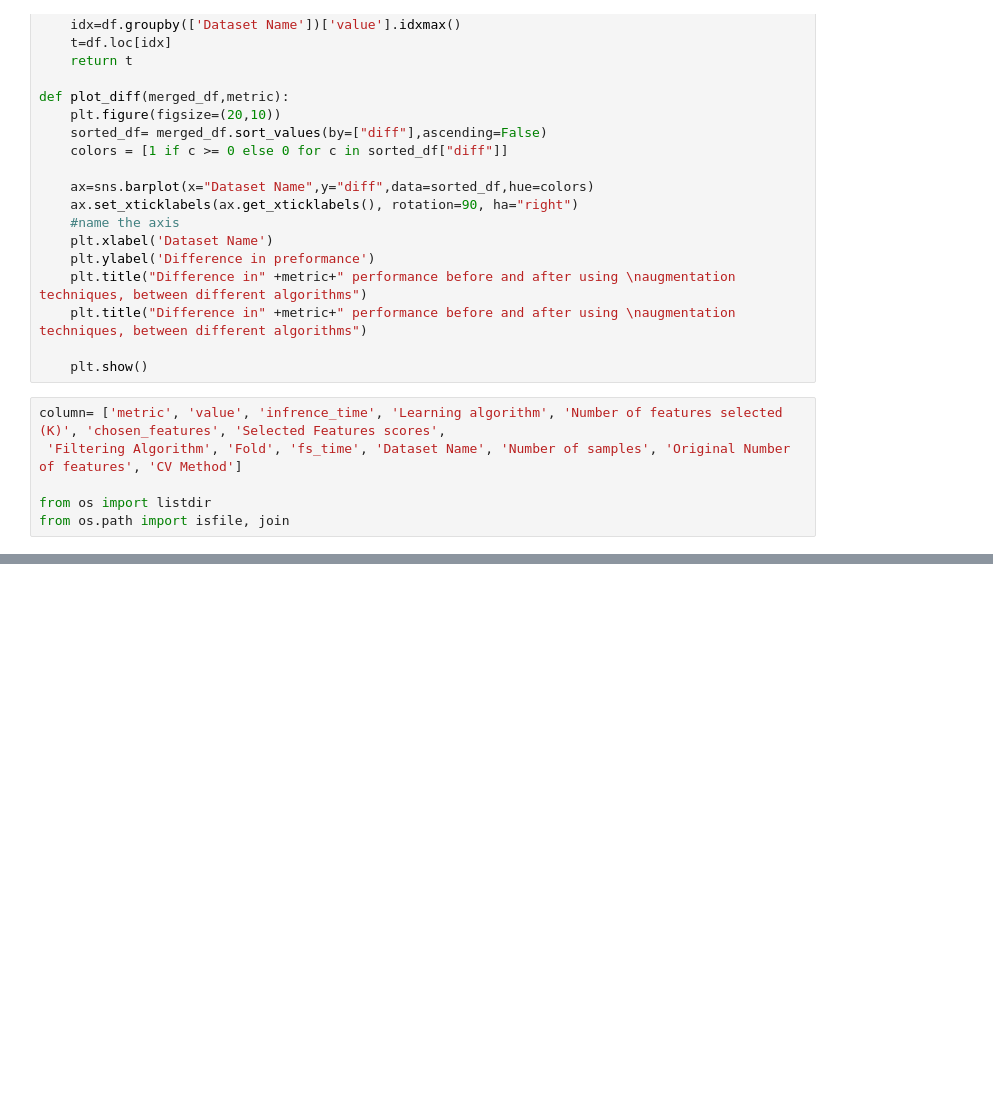
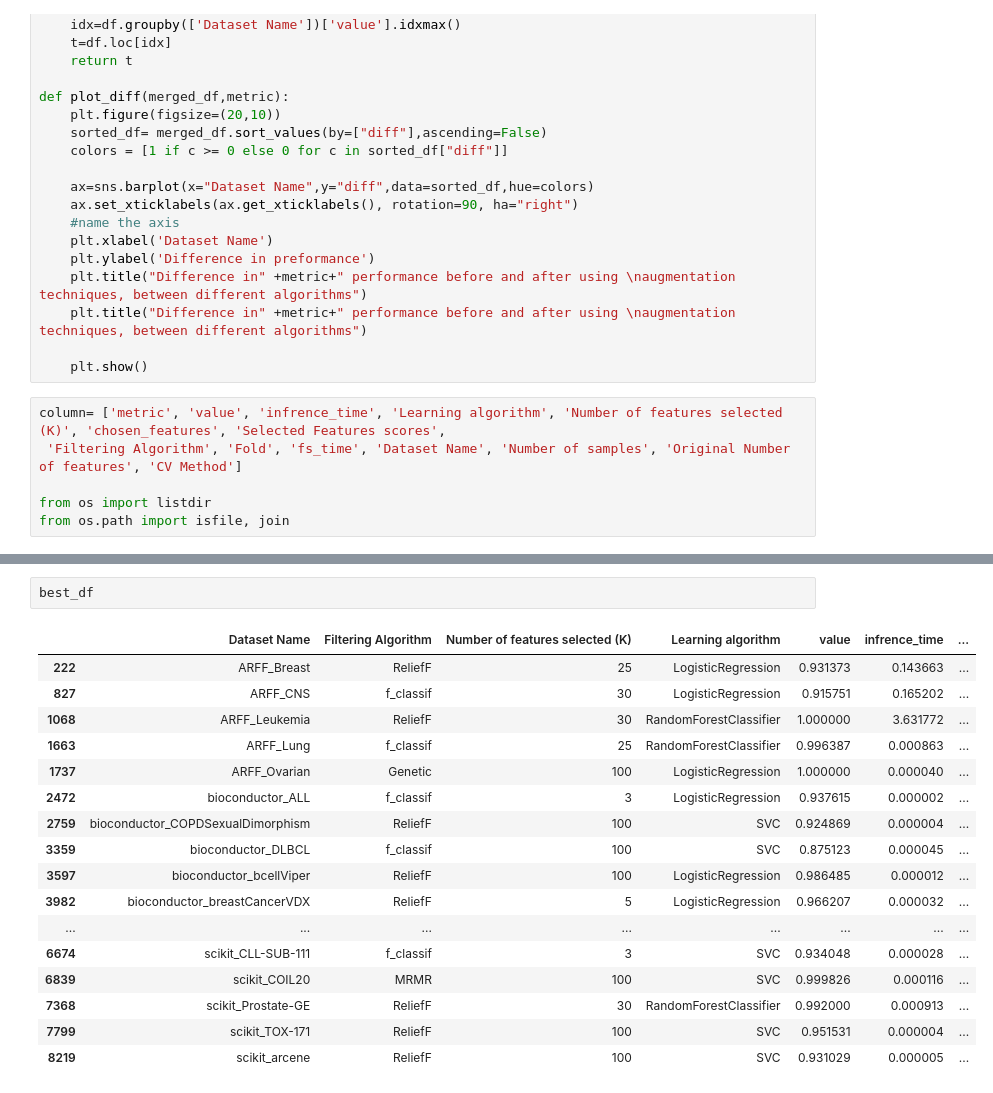
Before and after one commit to daniel-izmaylov/feature-selection-comparison-study, a Jupyter notebook: utlis/result_augmentation.ipynb, the cells around one changed output, grey strips where cells are left out. Cells and saved outputs as stored; diff of their text form; blank space fills up the shorter version.

```diff
--- a/utlis/result_augmentation.ipynb
+++ b/utlis/result_augmentation.ipynb
@@ -63,0 +102,20 @@ for metric in ['accuracy', 'MCC', 'AUC', 'PR-AUC']:
+# %%
+best_df
+# %% [output]
+|  | Dataset Name | Filtering Algorithm | Number of features selected (K) | Learning algorithm | value | infrence_time | ... |
+| 222 | ARFF_Breast | ReliefF | 25 | LogisticRegression | 0.931373 | 0.143663 | ... |
+| 827 | ARFF_CNS | f_classif | 30 | LogisticRegression | 0.915751 | 0.165202 | ... |
+| 1068 | ARFF_Leukemia | ReliefF | 30 | RandomForestClassifier | 1.000000 | 3.631772 | ... |
+| 1663 | ARFF_Lung | f_classif | 25 | RandomForestClassifier | 0.996387 | 0.000863 | ... |
+| 1737 | ARFF_Ovarian | Genetic | 100 | LogisticRegression | 1.000000 | 0.000040 | ... |
+| 2472 | bioconductor_ALL | f_classif | 3 | LogisticRegression | 0.937615 | 0.000002 | ... |
+| 2759 | bioconductor_COPDSexualDimorphism | ReliefF | 100 | SVC | 0.924869 | 0.000004 | ... |
+| 3359 | bioconductor_DLBCL | f_classif | 100 | SVC | 0.875123 | 0.000045 | ... |
+| 3597 | bioconductor_bcellViper | ReliefF | 100 | LogisticRegression | 0.986485 | 0.000012 | ... |
+| 3982 | bioconductor_breastCancerVDX | ReliefF | 5 | LogisticRegression | 0.966207 | 0.000032 | ... |
+| ... | ... | ... | ... | ... | ... | ... | ... |
+| 6674 | scikit_CLL-SUB-111 | f_classif | 3 | SVC | 0.934048 | 0.000028 | ... |
+| 6839 | scikit_COIL20 | MRMR | 100 | SVC | 0.999826 | 0.000116 | ... |
+| 7368 | scikit_Prostate-GE | ReliefF | 30 | RandomForestClassifier | 0.992000 | 0.000913 | ... |
+| 7799 | scikit_TOX-171 | ReliefF | 100 | SVC | 0.951531 | 0.000004 | ... |
+| 8219 | scikit_arcene | ReliefF | 100 | SVC | 0.931029 | 0.000005 | ... |
```
Also changed, not shown: parts of 2 cells of this notebook, 5 other files.
